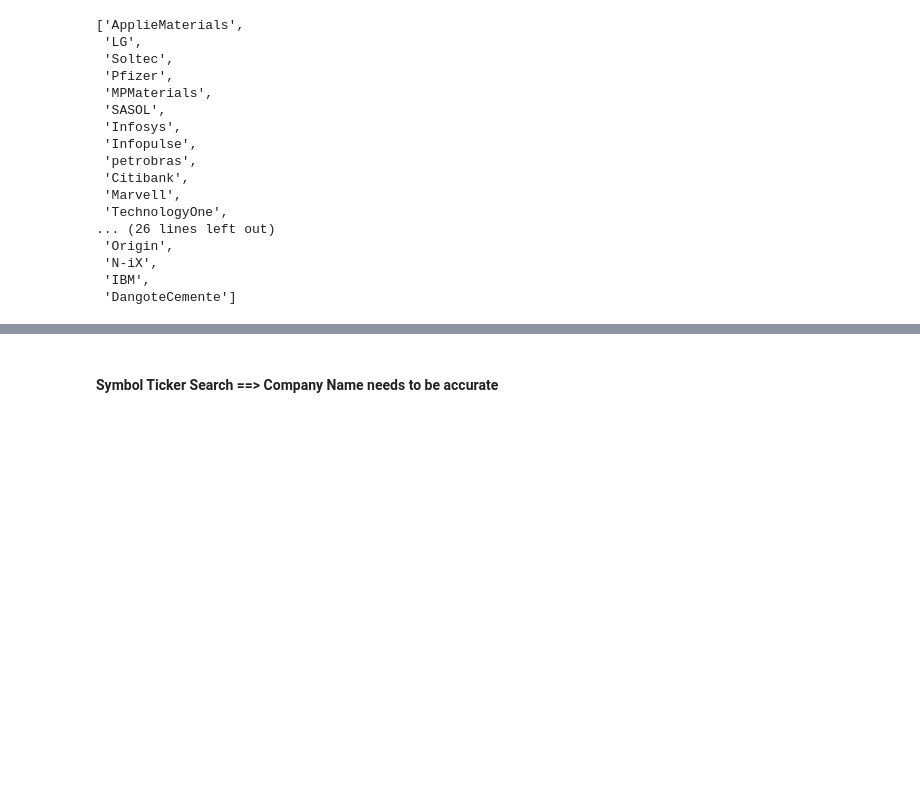
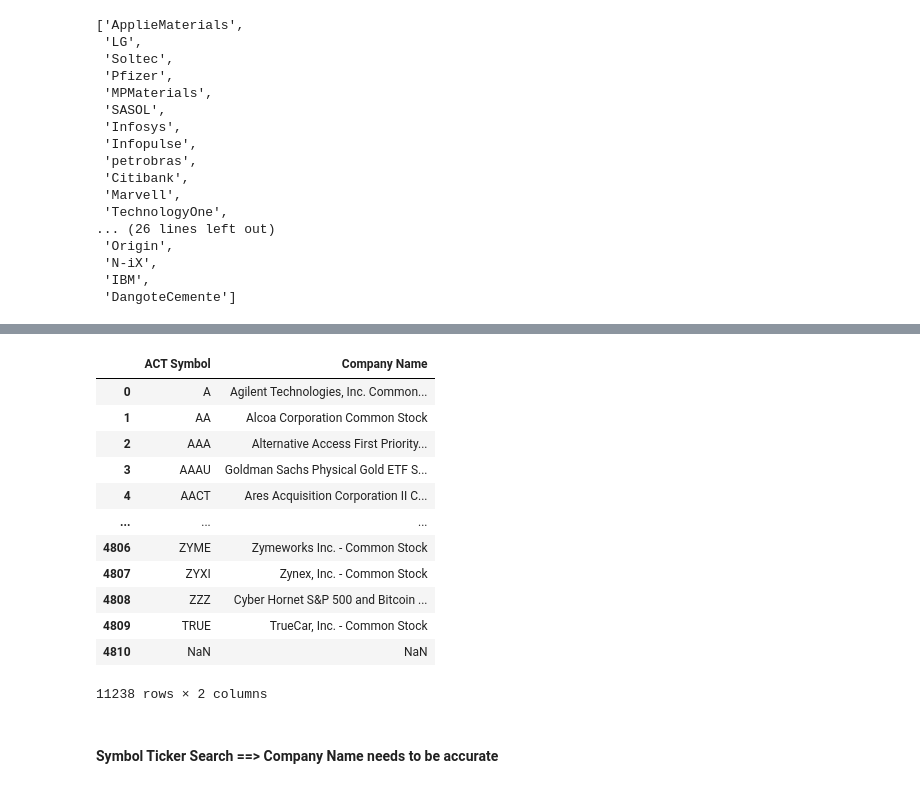
Before and after one commit to shiyun36/dsa3101, a Jupyter notebook: notebooks/database.ipynb, the cells around one changed output, grey strips where cells are left out. Cells and saved outputs as stored; diff of their text form; code cells hidden in the pictures; blank space fills up the shorter version.

```diff
--- a/notebooks/database.ipynb
+++ b/notebooks/database.ipynb
@@ -336,0 +398,16 @@ result_list
+# %%
+company_new.drop_duplicates()
+# %% [output]
+|  | ACT Symbol | Company Name |
+| 0 | A | Agilent Technologies, Inc. Common... |
+| 1 | AA | Alcoa Corporation Common Stock |
+| 2 | AAA | Alternative Access First Priority... |
+| 3 | AAAU | Goldman Sachs Physical Gold ETF S... |
+| 4 | AACT | Ares Acquisition Corporation II C... |
+| ... | ... | ... |
+| 4806 | ZYME | Zymeworks Inc. - Common Stock |
+| 4807 | ZYXI | Zynex, Inc. - Common Stock |
+| 4808 | ZZZ | Cyber Hornet S&P 500 and Bitcoin ... |
+| 4809 | TRUE | TrueCar, Inc. - Common Stock |
+| 4810 | NaN | NaN |
+11238 rows × 2 columns
```
Also changed, not shown: parts of 17 cells of this notebook, 2 other files.
